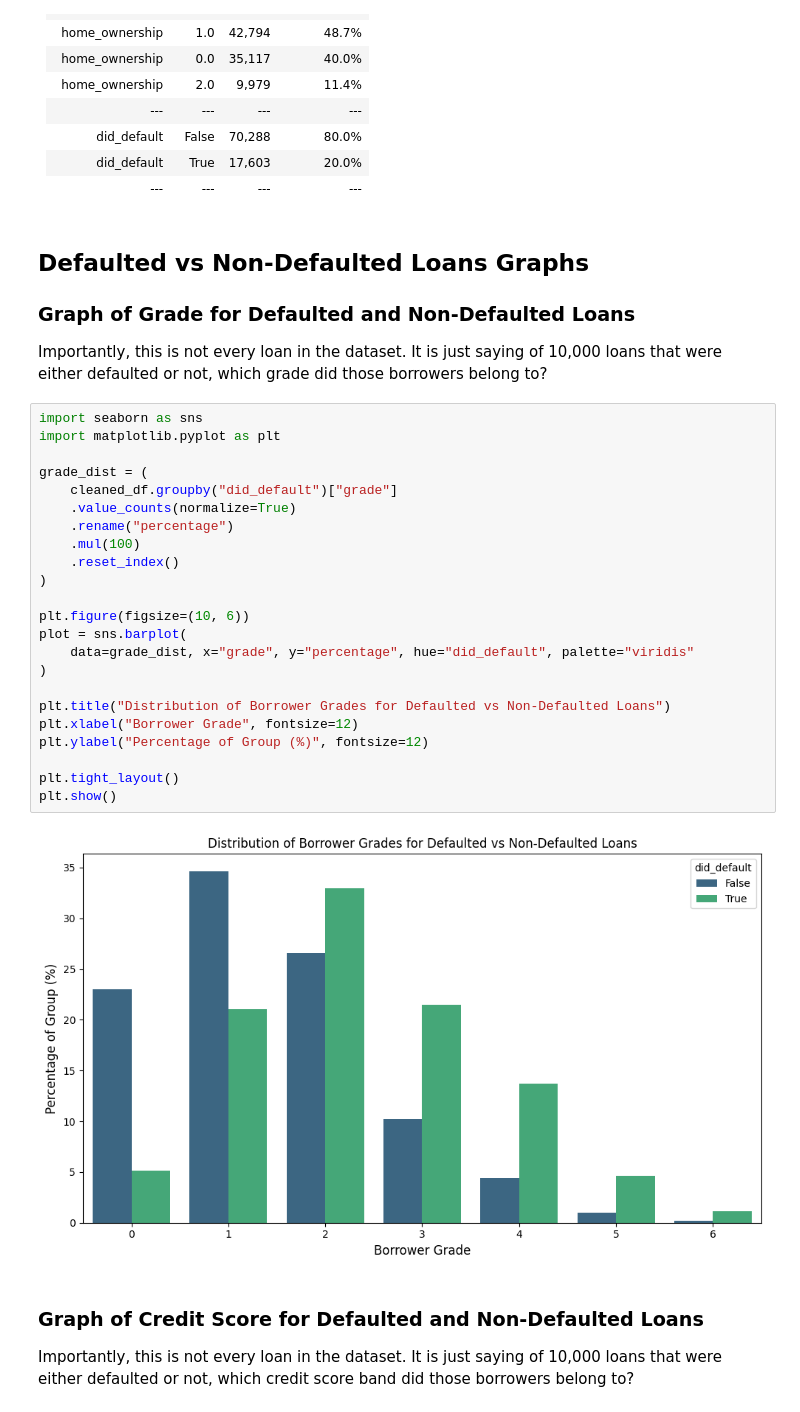
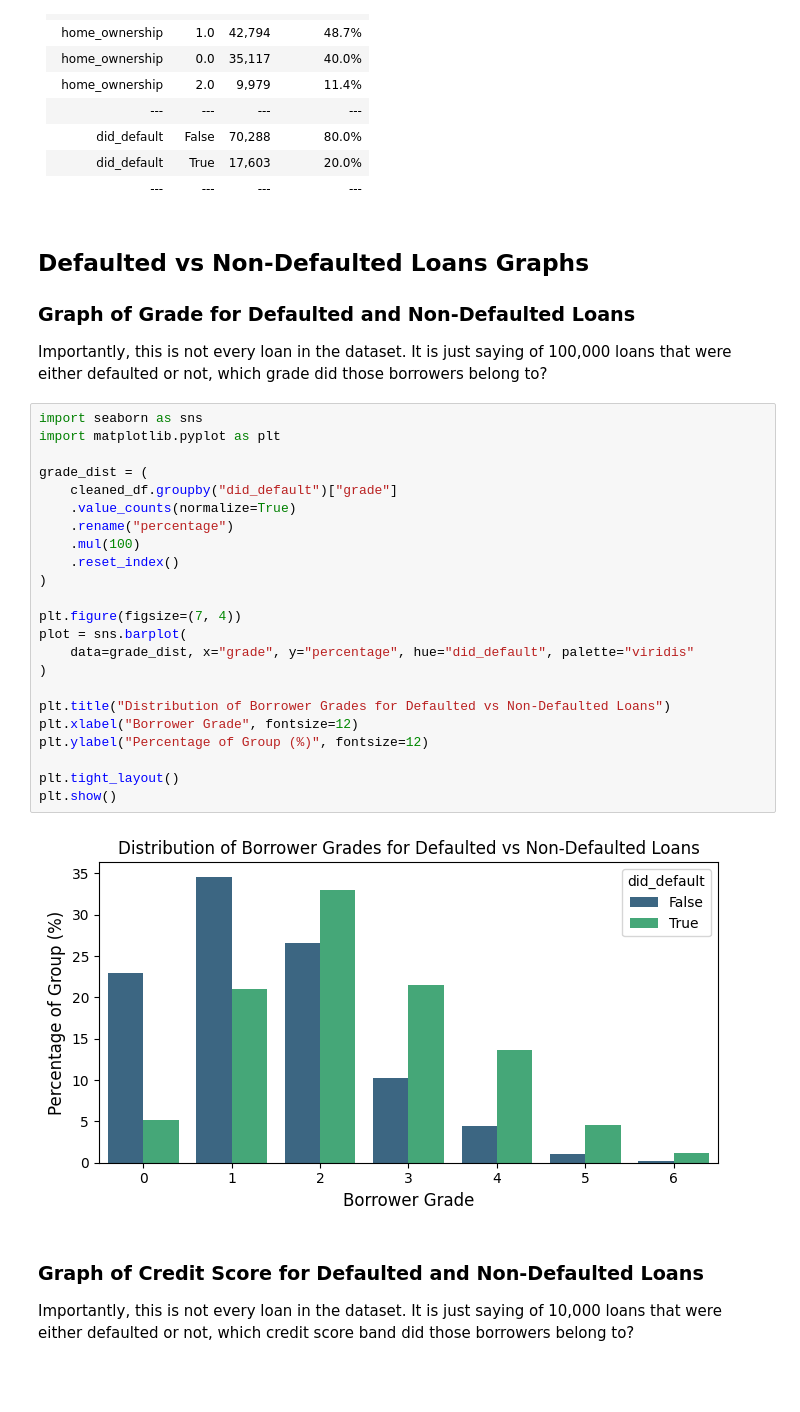
Before and after one commit to lricketson/LC-risk-analysis-project, a Jupyter notebook: descriptive_stats.ipynb, the cells around one changed output. Saved outputs shown, nothing was run; the diff lists cells and outputs as text; blank space fills up the shorter version.

```diff
--- a/descriptive_stats.ipynb
+++ b/descriptive_stats.ipynb
@@ -198,32 +198,32 @@ print(md_table)
 
 ### Graph of Grade for Defaulted and Non-Defaulted Loans
 
-Importantly, this is not every loan in the dataset. It is just saying of 10,000 loans that were either defaulted or not, which grade did those borrowers belong to?
+Importantly, this is not every loan in the dataset. It is just saying of 100,000 loans that were either defaulted or not, which grade did those borrowers belong to?
 # %%
 import seaborn as sns
 import matplotlib.pyplot as plt
 
 grade_dist = (
     cleaned_df.groupby("did_default")["grade"]
     .value_counts(normalize=True)
     .rename("percentage")
     .mul(100)
     .reset_index()
 )
 
-plt.figure(figsize=(10, 6))
+plt.figure(figsize=(7, 4))
 plot = sns.barplot(
     data=grade_dist, x="grade", y="percentage", hue="did_default", palette="viridis"
 )
 
 plt.title("Distribution of Borrower Grades for Defaulted vs Non-Defaulted Loans")
 plt.xlabel("Borrower Grade", fontsize=12)
 plt.ylabel("Percentage of Group (%)", fontsize=12)
 
 plt.tight_layout()
 plt.show()
 # %% [output]
-[figure, old version]
+[figure, new version]
 # %% [markdown]
 ### Graph of Credit Score for Defaulted and Non-Defaulted Loans
 
```
Also changed, not shown: parts of 1 cell of this notebook, 1 other file.
